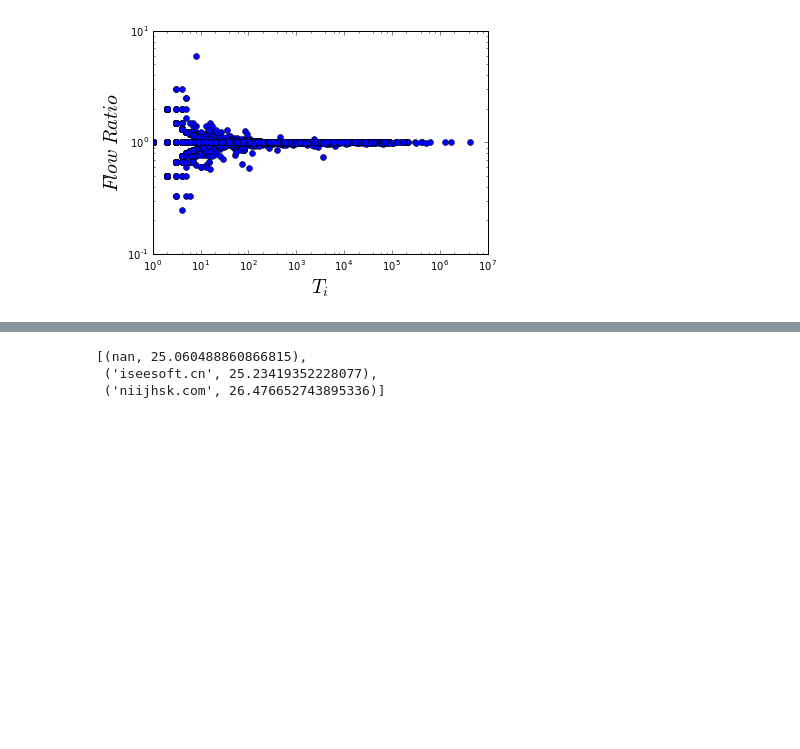
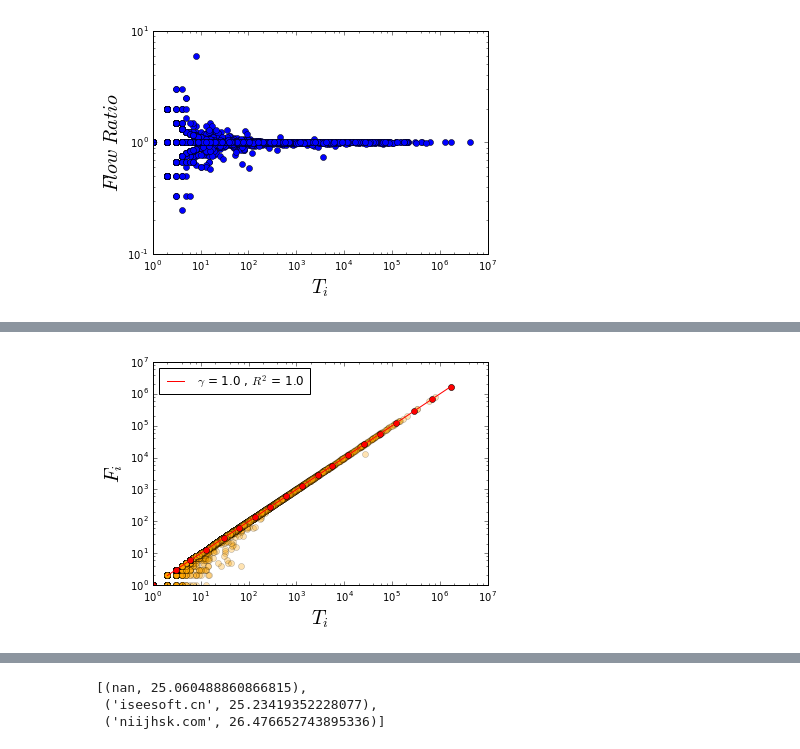
Before and after one commit to SocratesClub/cjc, a Jupyter notebook: cases/bjmobile_attention_flow_network.ipynb, the cells around one changed output, grey strips where cells are left out. Drawn from its saved outputs; the diff is of its cells as text; code cells hidden in the pictures; blank space fills up the shorter version.

```diff
--- a/cases/bjmobile_attention_flow_network.ipynb
+++ b/cases/bjmobile_attention_flow_network.ipynb
@@ -775,0 +875,4 @@ plt.tight_layout()
+# %%
+alloRegressPlot(totalflow, toflow,'orange','o','$T_i$','$F_i$', True)
+# %% [output]
+[figure, added]
```
Also changed, not shown: parts of 39 cells of this notebook, 10 other files.
